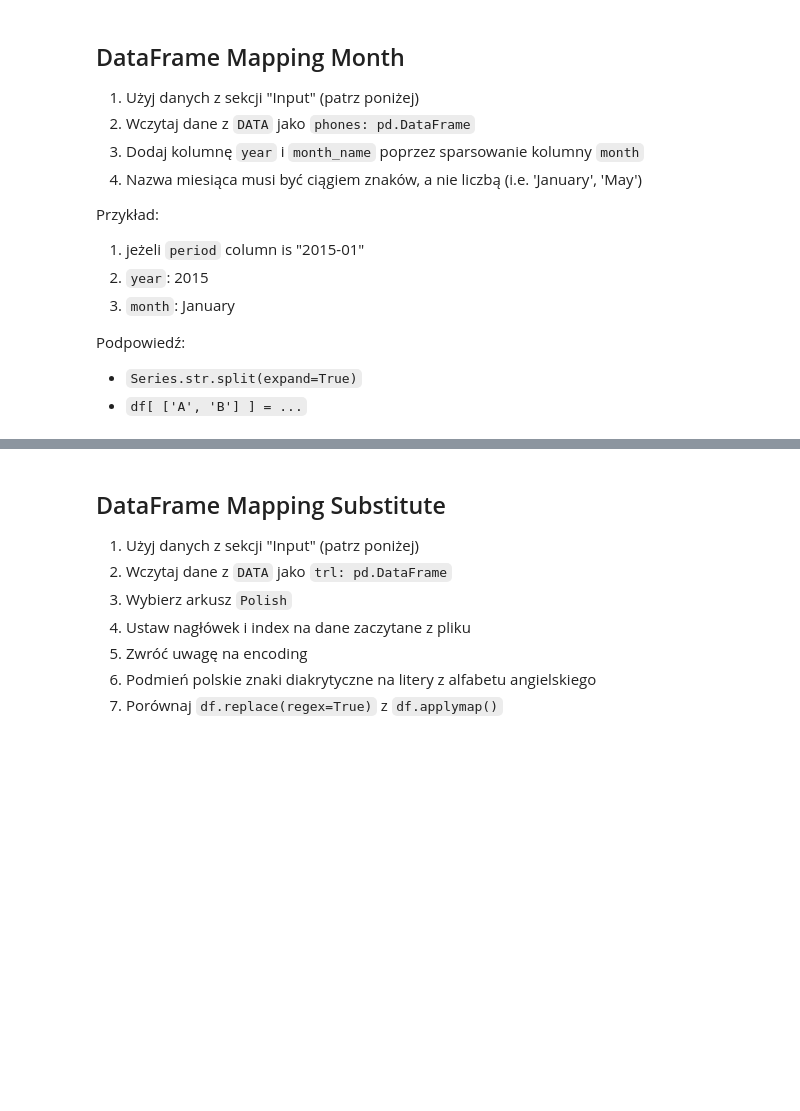
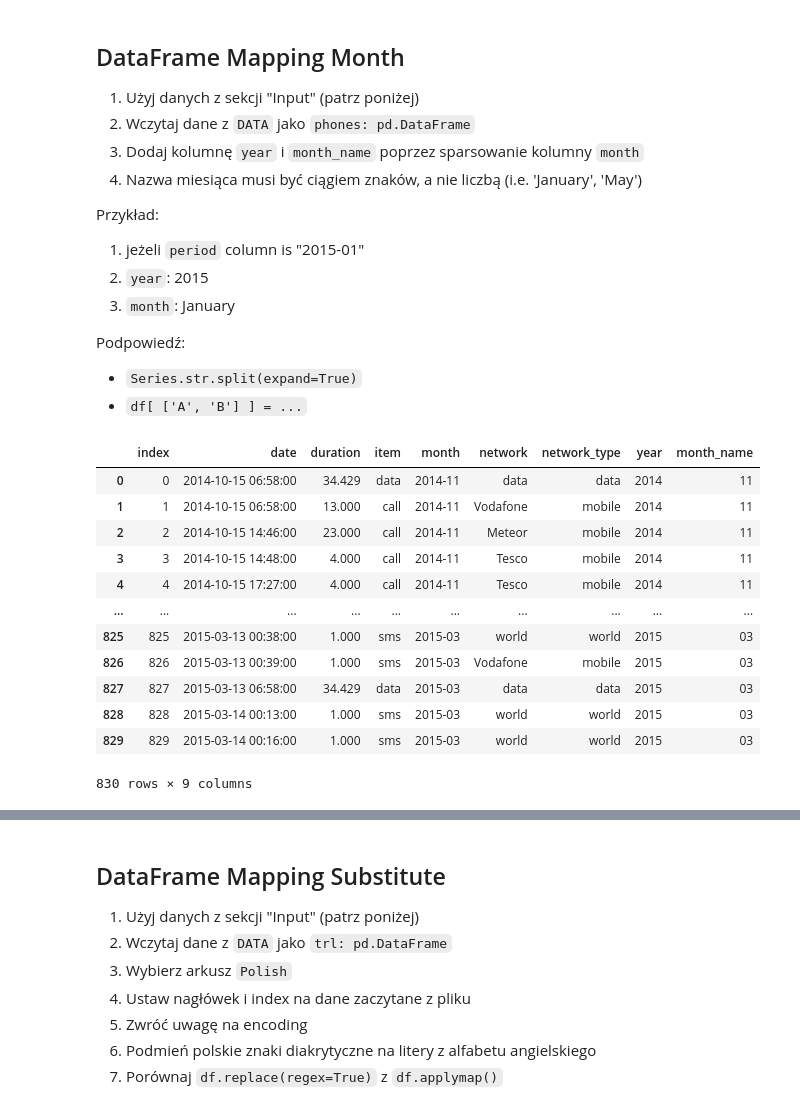
Before and after one commit to sagespl/python-masterclass, a Jupyter notebook: f04c-pandas-dataframe-przeksztalcenia-rozwiazania.ipynb, the cells around one changed output, grey strips where cells are left out. Saved outputs shown, nothing was run; the diff lists cells and outputs as text; code cells hidden in the pictures; blank space fills up the shorter version.

```diff
--- a/f04c-pandas-dataframe-przeksztalcenia-rozwiazania.ipynb
+++ b/f04c-pandas-dataframe-przeksztalcenia-rozwiazania.ipynb
@@ -83,3 +162,29 @@ Przykład:
 Podpowiedź:
 * ``Series.str.split(expand=True)``
 * ``df[ ['A', 'B'] ] = ...``
+# %%
+DATA = 'https://raw.githubusercontent.com/AstroMatt/book-python/master/_data/csv/phones-en.csv'
+
+MONTHS_EN = ['January', 'February', 'March', 'April',
+             'May', 'June', 'July', 'August', 'September',
+             'October', 'November', 'December']
+
+MONTHS = dict(enumerate(MONTHS_EN, start=1))
+# %%
+phones = pd.read_csv(DATA, parse_dates=['date'])
+phones[['year', 'month_name']] = phones['month'].str.split('-', expand=True)
+phones
+# %% [output]
+|  | index | date | duration | item | month | network | network_type | year | month_name |
+| 0 | 0 | 2014-10-15 06:58:00 | 34.429 | data | 2014-11 | data | data | 2014 | 11 |
+| 1 | 1 | 2014-10-15 06:58:00 | 13.000 | call | 2014-11 | Vodafone | mobile | 2014 | 11 |
+| 2 | 2 | 2014-10-15 14:46:00 | 23.000 | call | 2014-11 | Meteor | mobile | 2014 | 11 |
+| 3 | 3 | 2014-10-15 14:48:00 | 4.000 | call | 2014-11 | Tesco | mobile | 2014 | 11 |
+| 4 | 4 | 2014-10-15 17:27:00 | 4.000 | call | 2014-11 | Tesco | mobile | 2014 | 11 |
+| ... | ... | ... | ... | ... | ... | ... | ... | ... | ... |
+| 825 | 825 | 2015-03-13 00:38:00 | 1.000 | sms | 2015-03 | world | world | 2015 | 03 |
+| 826 | 826 | 2015-03-13 00:39:00 | 1.000 | sms | 2015-03 | Vodafone | mobile | 2015 | 03 |
+| 827 | 827 | 2015-03-13 06:58:00 | 34.429 | data | 2015-03 | data | data | 2015 | 03 |
+| 828 | 828 | 2015-03-14 00:13:00 | 1.000 | sms | 2015-03 | world | world | 2015 | 03 |
+| 829 | 829 | 2015-03-14 00:16:00 | 1.000 | sms | 2015-03 | world | world | 2015 | 03 |
+830 rows × 9 columns
```
Also changed, not shown: parts of 26 cells of this notebook, 10 other files.
